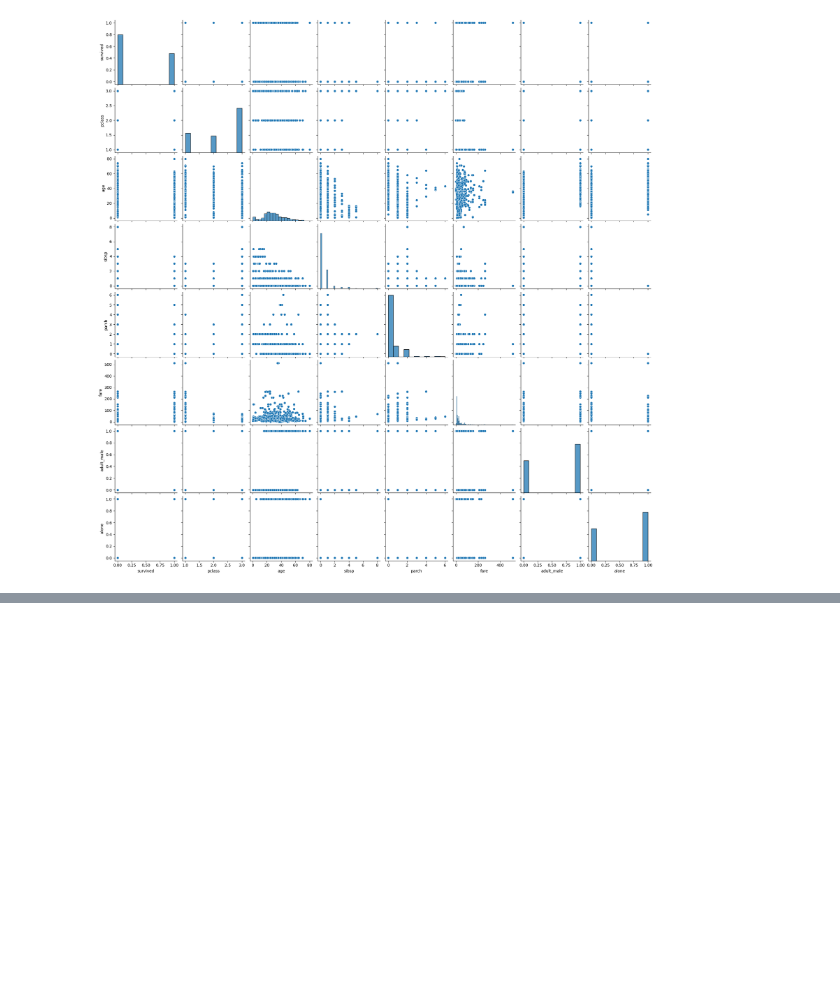
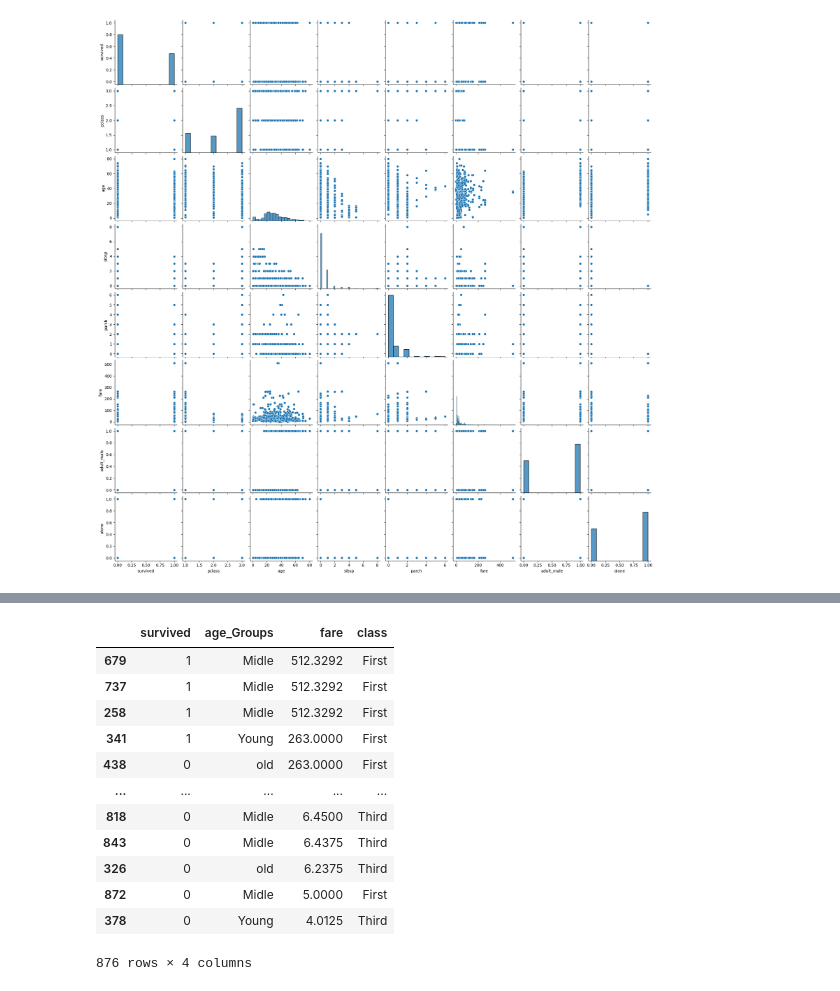
Before and after one commit to muxxaffar/SixMonth_DataScience, a Jupyter notebook: pandas_01.ipynb, the cells around one changed output, grey strips where cells are left out. Cells and saved outputs as stored; diff of their text form; code cells hidden in the pictures; blank space fills up the shorter version.

```diff
--- a/pandas_01.ipynb
+++ b/pandas_01.ipynb
@@ -268,0 +522,18 @@ sns.pairplot(df_ti)
+# %%
+#lets sellect only thoe rows which have paid more than 200 pounds
+
+df_01[df_01['fare']>70 & (df_01['class'] == 'First' )].sort_values(by='fare', ascending=True)
+# %% [output]
+|  | survived | age_Groups | fare | class |
+| 679 | 1 | Midle | 512.3292 | First |
+| 737 | 1 | Midle | 512.3292 | First |
+| 258 | 1 | Midle | 512.3292 | First |
+| 341 | 1 | Young | 263.0000 | First |
+| 438 | 0 | old | 263.0000 | First |
+| ... | ... | ... | ... | ... |
+| 818 | 0 | Midle | 6.4500 | Third |
+| 843 | 0 | Midle | 6.4375 | Third |
+| 326 | 0 | old | 6.2375 | Third |
+| 872 | 0 | Midle | 5.0000 | First |
+| 378 | 0 | Young | 4.0125 | Third |
+876 rows × 4 columns
```
Also changed, not shown: parts of 32 cells of this notebook, 1 other file.
